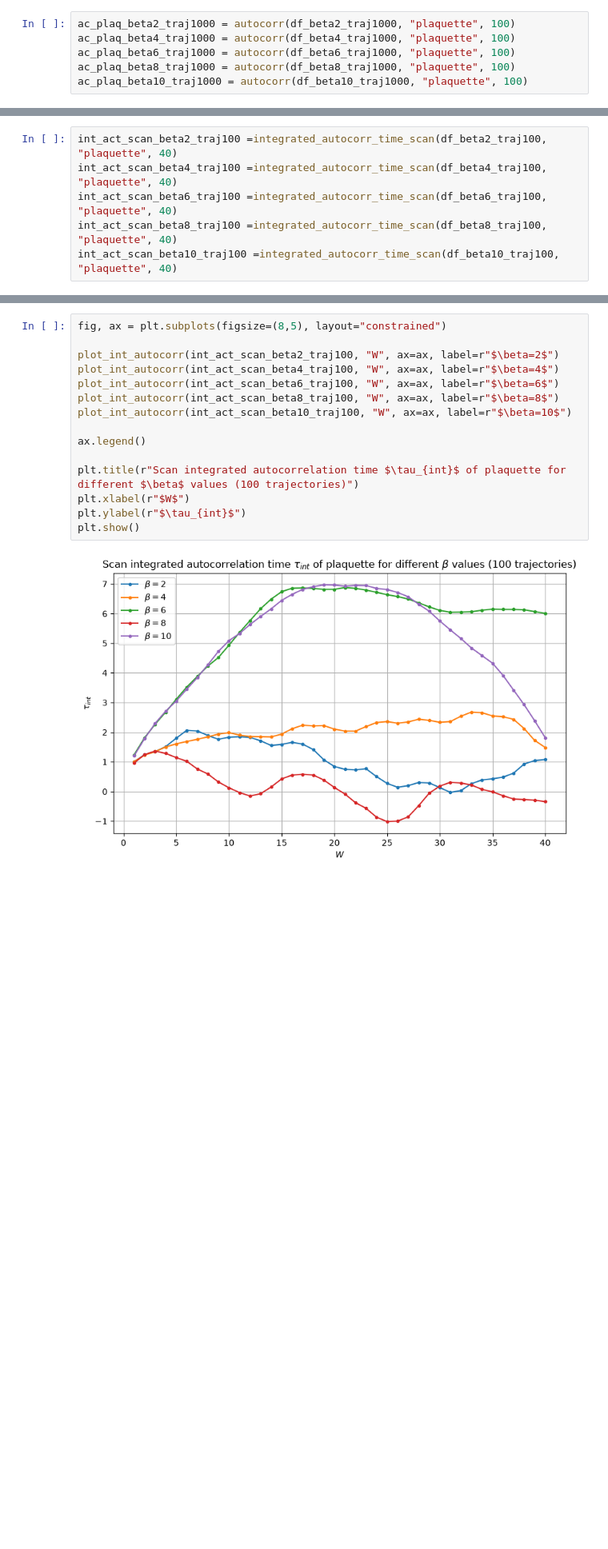
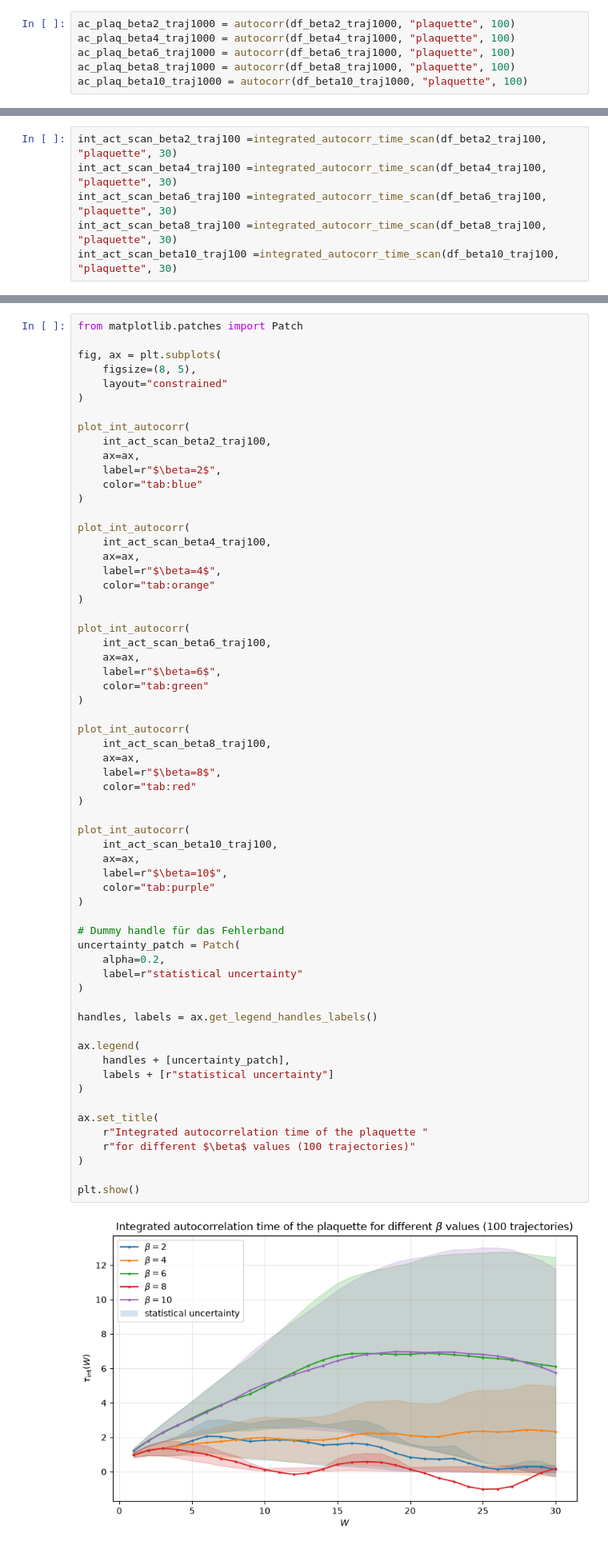
Before and after one commit to mfbecker93/SU-2-pure-gauge, a Jupyter notebook: analysis/analysis_pure_gauge.ipynb, the cells around one changed output, grey strips where cells are left out. Shown at 80% size. Saved outputs shown, nothing was run; the diff lists cells and outputs as text; blank space fills up the shorter version.

Commit message:
Error of integrated autocorrelation time added

```diff
--- a/analysis/analysis_pure_gauge.ipynb
+++ b/analysis/analysis_pure_gauge.ipynb
@@ -456,7 +476,7 @@ def integrated_autocorr_time_scan(df, value, W):
 # %%
-int_act_scan_beta2_traj100 =integrated_autocorr_time_scan(df_beta2_traj100, "plaquette", 40)
-int_act_scan_beta4_traj100 =integrated_autocorr_time_scan(df_beta4_traj100, "plaquette", 40)
-int_act_scan_beta6_traj100 =integrated_autocorr_time_scan(df_beta6_traj100, "plaquette", 40)
-int_act_scan_beta8_traj100 =integrated_autocorr_time_scan(df_beta8_traj100, "plaquette", 40)
-int_act_scan_beta10_traj100 =integrated_autocorr_time_scan(df_beta10_traj100, "plaquette", 40)
+int_act_scan_beta2_traj100 =integrated_autocorr_time_scan(df_beta2_traj100, "plaquette", 30)
+int_act_scan_beta4_traj100 =integrated_autocorr_time_scan(df_beta4_traj100, "plaquette", 30)
+int_act_scan_beta6_traj100 =integrated_autocorr_time_scan(df_beta6_traj100, "plaquette", 30)
+int_act_scan_beta8_traj100 =integrated_autocorr_time_scan(df_beta8_traj100, "plaquette", 30)
+int_act_scan_beta10_traj100 =integrated_autocorr_time_scan(df_beta10_traj100, "plaquette", 30)
 # %%
@@ -487,20 +561,67 @@ def plot_int_autocorr(df, value, ax=None, title=None, label=None):
 
     return ax
 # %%
-fig, ax = plt.subplots(figsize=(8,5), layout="constrained")
+from matplotlib.patches import Patch
 
-plot_int_autocorr(int_act_scan_beta2_traj100, "W", ax=ax, label=r"$\beta=2$")
-plot_int_autocorr(int_act_scan_beta4_traj100, "W", ax=ax, label=r"$\beta=4$")
-plot_int_autocorr(int_act_scan_beta6_traj100, "W", ax=ax, label=r"$\beta=6$")
-plot_int_autocorr(int_act_scan_beta8_traj100, "W", ax=ax, label=r"$\beta=8$")
-plot_int_autocorr(int_act_scan_beta10_traj100, "W", ax=ax, label=r"$\beta=10$")
+fig, ax = plt.subplots(
+    figsize=(8, 5),
+    layout="constrained"
+)
 
-ax.legend()
+plot_int_autocorr(
+    int_act_scan_beta2_traj100,
+    ax=ax,
+    label=r"$\beta=2$",
+    color="tab:blue"
+)
 
-plt.title(r"Scan integrated autocorrelation time $\tau_{int}$ of plaquette for different $\beta$ values (100 trajectories)")
-plt.xlabel(r"$W$")
-plt.ylabel(r"$\tau_{int}$")
+plot_int_autocorr(
+    int_act_scan_beta4_traj100,
+    ax=ax,
+    label=r"$\beta=4$",
+    color="tab:orange"
+)
+
+plot_int_autocorr(
+    int_act_scan_beta6_traj100,
+    ax=ax,
+    label=r"$\beta=6$",
+    color="tab:green"
+)
+
+plot_int_autocorr(
+    int_act_scan_beta8_traj100,
+    ax=ax,
+    label=r"$\beta=8$",
+    color="tab:red"
+)
+
+plot_int_autocorr(
+    int_act_scan_beta10_traj100,
+    ax=ax,
+    label=r"$\beta=10$",
+    color="tab:purple"
+)
+
+# Dummy handle für das Fehlerband
+uncertainty_patch = Patch(
+    alpha=0.2,
+    label=r"statistical uncertainty"
+)
+
+handles, labels = ax.get_legend_handles_labels()
+
+ax.legend(
+    handles + [uncertainty_patch],
+    labels + [r"statistical uncertainty"]
+)
+
+ax.set_title(
+    r"Integrated autocorrelation time of the plaquette "
+    r"for different $\beta$ values (100 trajectories)"
+)
+
 plt.show()
 # %% [output]
-[figure, old version]
+[figure, new version]
 # %%
```
Also changed, not shown: parts of 12 cells of this notebook.
